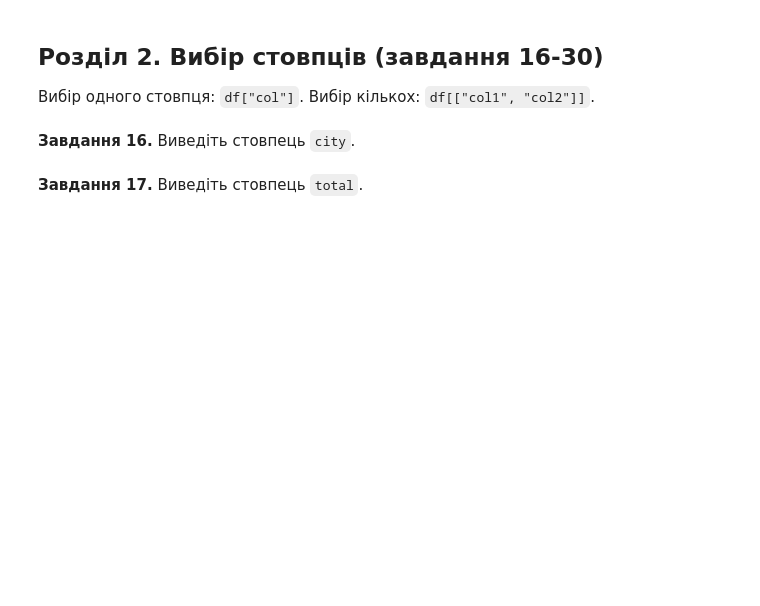
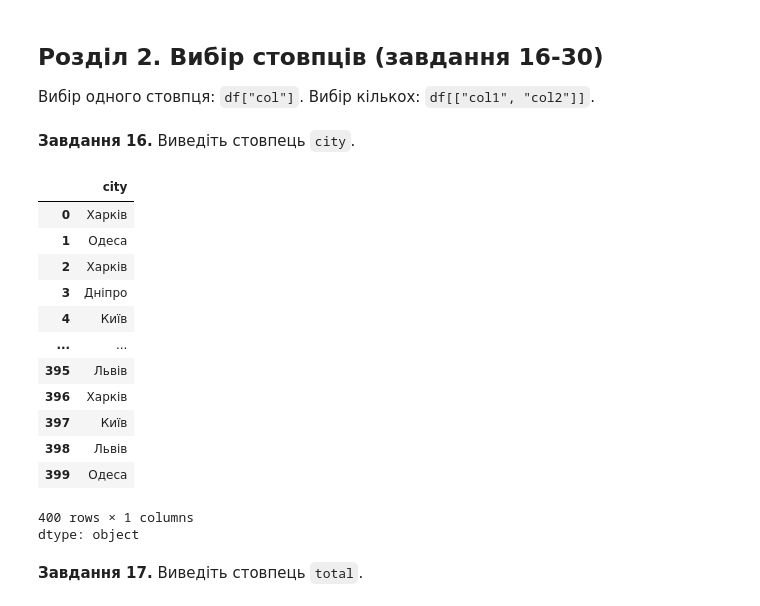
Before and after one commit to Wilson1994/DTA-2026, a Jupyter notebook: homework/pandas_practice_120.ipynb, the cells around one changed output. Cells and saved outputs as stored; diff of their text form; code cells hidden in the pictures; blank space fills up the shorter version.

```diff
--- a/homework/pandas_practice_120.ipynb
+++ b/homework/pandas_practice_120.ipynb
@@ -260,6 +283,23 @@ df.head(7)
 **Завдання 16.** Виведіть стовпець `city`.
 # %%
 # Завдання 16:
+
+df["city"]
+# %% [output]
+|  | city |
+| 0 | Харків |
+| 1 | Одеса |
+| 2 | Харків |
+| 3 | Дніпро |
+| 4 | Київ |
+| ... | ... |
+| 395 | Львів |
+| 396 | Харків |
+| 397 | Київ |
+| 398 | Львів |
+| 399 | Одеса |
+400 rows × 1 columns
+dtype: object
 # %% [markdown]
 **Завдання 17.** Виведіть стовпець `total`.
 # %%
```
Also changed, not shown: parts of 8 cells of this notebook.
